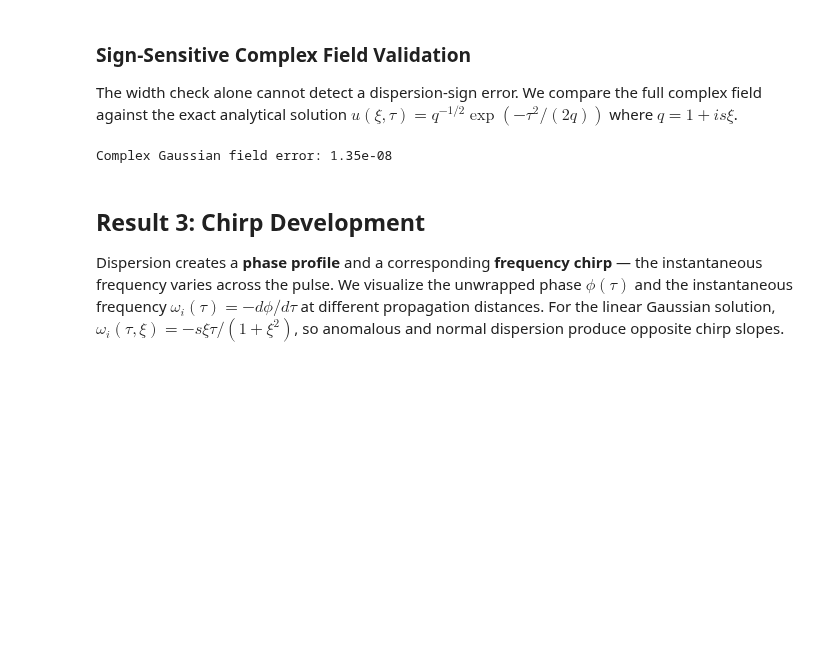
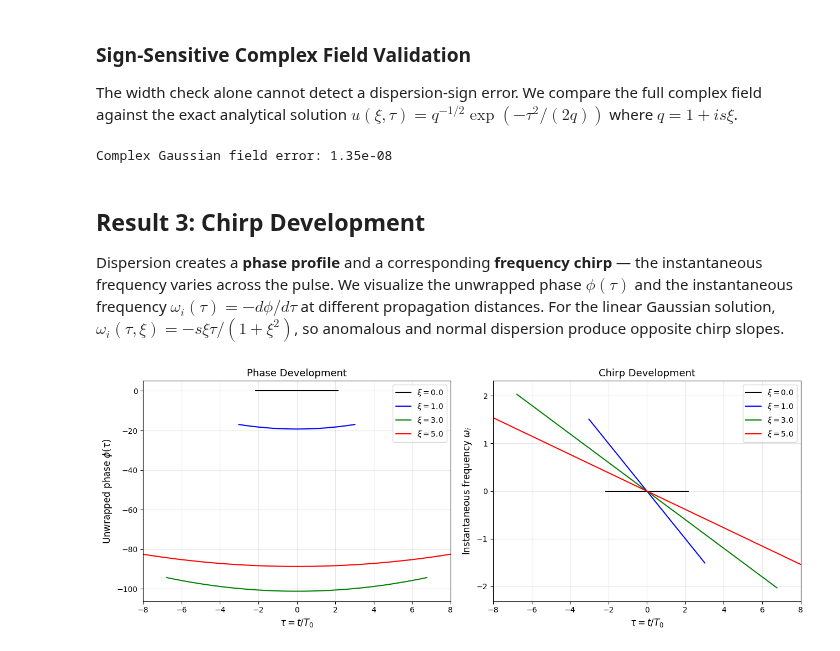
Before and after one commit to abbas-ahmad-cowlar/split-step-fourier-nlse, a Jupyter notebook: notebooks/01_dispersion.ipynb, the cells around one changed output. Drawn from its saved outputs; the diff is of its cells as text; code cells hidden in the pictures; blank space fills up the shorter version.

Commit message:
Save 01 dispersion figure output

```diff
--- a/notebooks/01_dispersion.ipynb
+++ b/notebooks/01_dispersion.ipynb
@@ -195,3 +195,35 @@ $\phi(\tau)$ and the instantaneous frequency $\omega_i(\tau) = -d\phi/d\tau$ at
 different propagation distances. For the linear Gaussian solution,
 $\omega_i(\tau,\xi) = -s\xi\tau/(1+\xi^2)$, so anomalous and normal dispersion
 produce opposite chirp slopes.
+# %%
+fig, axes = plt.subplots(1, 2, figsize=(13, 5), sharex=True)
+
+distances = [0, 1.0, 3.0, 5.0]
+colors = ['black', 'blue', 'green', 'red']
+
+for xi_val, color in zip(distances, colors):
+    idx = np.argmin(np.abs(xi_arr - xi_val))
+    u_at_xi = u_hist[idx]
+    phase = np.unwrap(np.angle(u_at_xi))
+    omega_inst = instantaneous_frequency(u_at_xi, dtau, intensity_floor=0.01)
+    mask = np.isfinite(omega_inst)
+
+    axes[0].plot(tau[mask], phase[mask], color=color, linewidth=1.5,
+                 label=rf'$\xi = {xi_val:.1f}$')
+    axes[1].plot(tau[mask], omega_inst[mask], color=color, linewidth=1.5,
+                 label=rf'$\xi = {xi_val:.1f}$')
+
+axes[0].set_ylabel(r'Unwrapped phase $\phi(\tau)$', fontsize=12)
+axes[0].set_title('Phase Development', fontsize=13)
+axes[1].set_ylabel(r'Instantaneous frequency $\omega_i$', fontsize=12)
+axes[1].set_title('Chirp Development', fontsize=13)
+for ax in axes:
+    ax.set_xlabel(r'$\tau = t/T_0$', fontsize=12)
+    ax.legend(fontsize=10)
+    ax.grid(True, alpha=0.3)
+    ax.set_xlim(-8, 8)
+fig.tight_layout()
+save_figure(fig, FIG_DIR / "nb01_chirp_development.png")
+plt.show()
+# %% [output]
+[figure, added]
```
